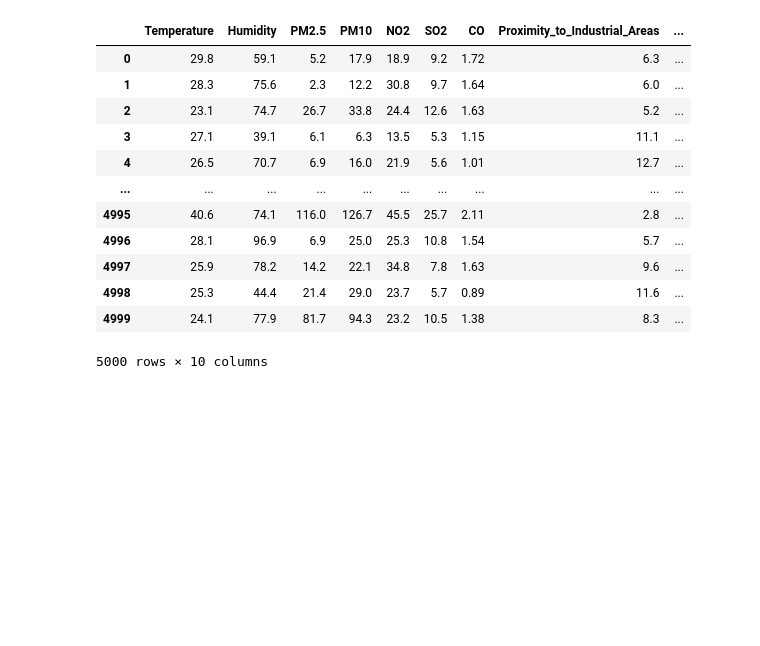
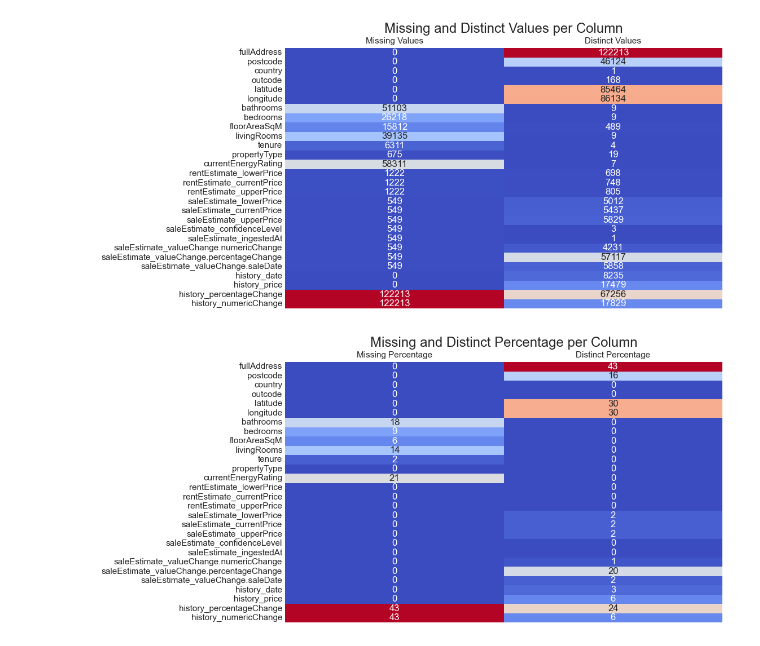
Before and after one commit to Tusked34/Projet_MLOPS, a Jupyter notebook: notebook/Stats_Desc_THEO.ipynb, the cells around one changed output. Drawn from its saved outputs; the diff is of its cells as text; code cells hidden in the pictures; blank space fills up the shorter version.

```diff
--- a/notebook/Stats_Desc_THEO.ipynb
+++ b/notebook/Stats_Desc_THEO.ipynb
@@ -24,20 +57,3 @@ df
-# %%
-df = pd.read_csv(r'archive\updated_pollution_dataset.csv')
-df
-# %% [output]
-|  | Temperature | Humidity | PM2.5 | PM10 | NO2 | SO2 | CO | Proximity_to_Industrial_Areas | ... |
-| 0 | 29.8 | 59.1 | 5.2 | 17.9 | 18.9 | 9.2 | 1.72 | 6.3 | ... |
-| 1 | 28.3 | 75.6 | 2.3 | 12.2 | 30.8 | 9.7 | 1.64 | 6.0 | ... |
-| 2 | 23.1 | 74.7 | 26.7 | 33.8 | 24.4 | 12.6 | 1.63 | 5.2 | ... |
-| 3 | 27.1 | 39.1 | 6.1 | 6.3 | 13.5 | 5.3 | 1.15 | 11.1 | ... |
-| 4 | 26.5 | 70.7 | 6.9 | 16.0 | 21.9 | 5.6 | 1.01 | 12.7 | ... |
-| ... | ... | ... | ... | ... | ... | ... | ... | ... | ... |
-| 4995 | 40.6 | 74.1 | 116.0 | 126.7 | 45.5 | 25.7 | 2.11 | 2.8 | ... |
-| 4996 | 28.1 | 96.9 | 6.9 | 25.0 | 25.3 | 10.8 | 1.54 | 5.7 | ... |
-| 4997 | 25.9 | 78.2 | 14.2 | 22.1 | 34.8 | 7.8 | 1.63 | 9.6 | ... |
-| 4998 | 25.3 | 44.4 | 21.4 | 29.0 | 23.7 | 5.7 | 0.89 | 11.6 | ... |
-| 4999 | 24.1 | 77.9 | 81.7 | 94.3 | 23.2 | 10.5 | 1.38 | 8.3 | ... |
-5000 rows × 10 columns
 # %%
 # Liste des colonnes numériques
 numeric_columns = df.select_dtypes(include=['float64', 'int64']).columns
@@ -45,0 +125,5 @@ non_numeric_columns = df.select_dtypes(exclude=['float64', 'int64']).columns
+# %%
+analyze_and_plot(df)
+# %% [output]
+[figure, added]
+[figure, added]
```
Also changed, not shown: parts of 7 cells of this notebook.
